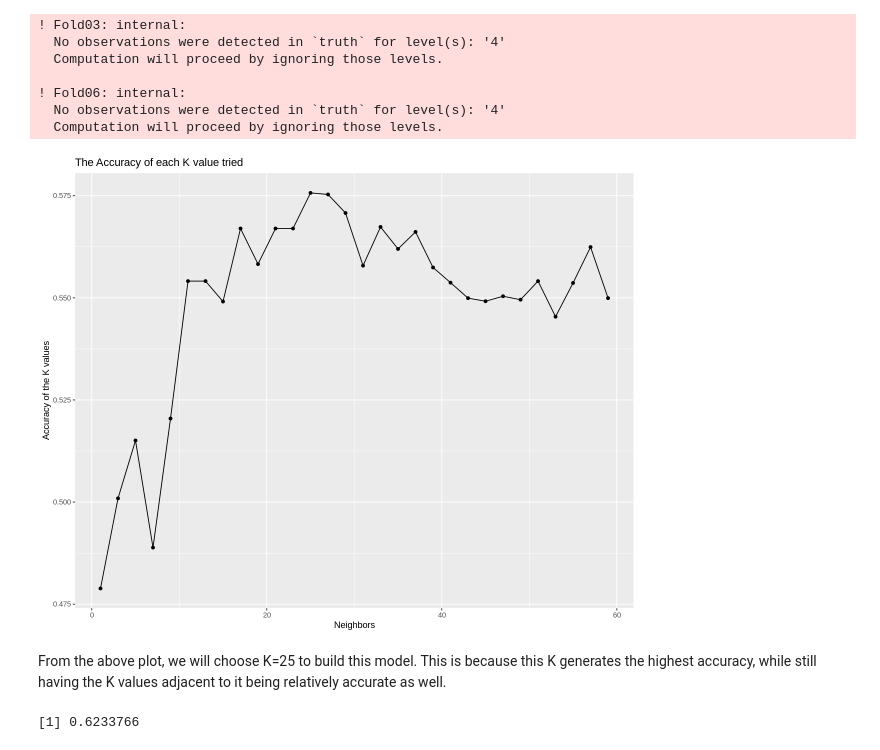
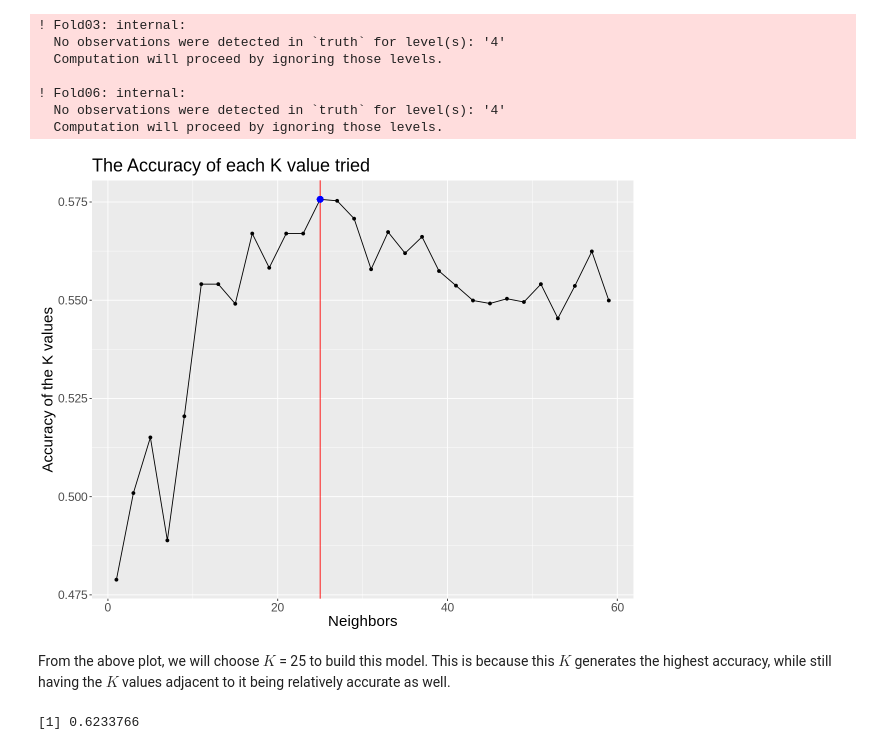
Before and after one commit to chenjerry623/DSCI100-Group17-Project, a Jupyter notebook: Group-17-Project.ipynb, the cells around one changed output. Drawn from its saved outputs; the diff is of its cells as text; code cells hidden in the pictures.

```diff
--- a/Group-17-Project.ipynb
+++ b/Group-17-Project.ipynb
@@ -166,7 +167,7 @@ exercise_angina <- ggplot(exercise_train, aes(x = exercise_angina)) +
     xlab("Angina During Exercise") +
     ylab("Count") +
     labs(fill = "Heart Disease Status") +
-    theme(text = element_text(size = 20))
+    theme(text = element_text(size = 18))
 exercise_angina
 
 exercise_st_plot <- ggplot(exercise_train, aes(x = exercise_st)) +
@@ -176,7 +177,7 @@ exercise_st_plot <- ggplot(exercise_train, aes(x = exercise_st)) +
     xlab("ST Depression Induced By Exercise") +
     ylab("Count") +
     labs(fill = "Heart Disease Status") +
-    theme(text = element_text(size = 20))
+    theme(text = element_text(size = 18))
 exercise_st_plot
 
 exercise_slope_plot <- ggplot(exercise_train, aes(x = exercise_slope)) +
@@ -185,7 +186,7 @@ exercise_slope_plot <- ggplot(exercise_train, aes(x = exercise_slope)) +
     xlab("Peak ST Segment Slope") +
     ylab("Count") +
     labs(fill = "Heart Disease Status") +
-    theme(text = element_text(size = 20))
+    theme(text = element_text(size = 18))
 exercise_slope_plot
 # %% [output]
 `stat_bin()` using `bins = 30`. Pick better value with `binwidth`.
@@ -387,20 +428,29 @@ exercise_model_workflow <- workflow() |>
 # %%
 accuracy_of_k_exercise <- exercise_model_workflow |>
                     filter(.metric == "accuracy")
 
 # Making a plot of the accuracy to use to determine the best K for this analysis.
 
+highest_accuracy <- accuracy_of_k_exercise |>
+                filter(neighbors == 25) |>
+                select(mean) |>
+                pull()
+
 accuracy_plot_exercise <- accuracy_of_k_exercise |>
                     ggplot(aes(x = neighbors, y = mean)) +
                     geom_point() +
                     geom_line() +
+                    geom_vline(xintercept = 25, colour = "red") +
+                    geom_point(aes(x = 25, y = highest_accuracy), size = 3, colour = "blue") +
                     labs(x = "Neighbors", y = "Accuracy of the K values") +
-                    ggtitle("The Accuracy of each K value tried")
+                    ggtitle("The Accuracy of each K value tried") +
+                    theme(text = element_text(size = 18))
+
 accuracy_plot_exercise
 # %% [output]
-[figure, old version]
+[figure, new version]
 # %% [markdown]
-From the above plot, we will choose K=25 to build this model. This is because this K generates the highest accuracy, while still having the K values adjacent to it being relatively accurate as well.
+From the above plot, we will choose $K$ = 25 to build this model. This is because this $K$ generates the highest accuracy, while still having the $K$ values adjacent to it being relatively accurate as well.
 # %%
 set.seed(9999)
 
```
Also changed, not shown: parts of 13 cells of this notebook.
